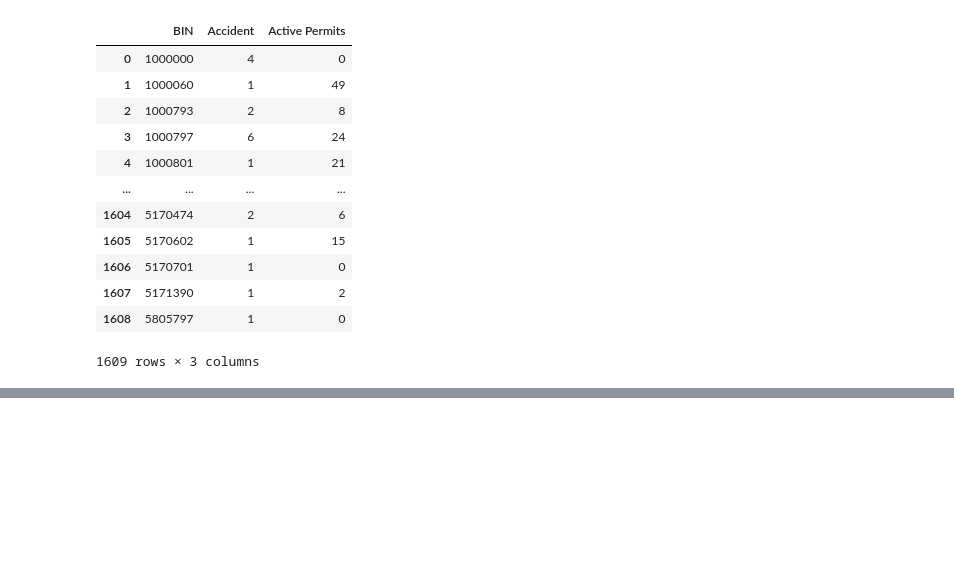
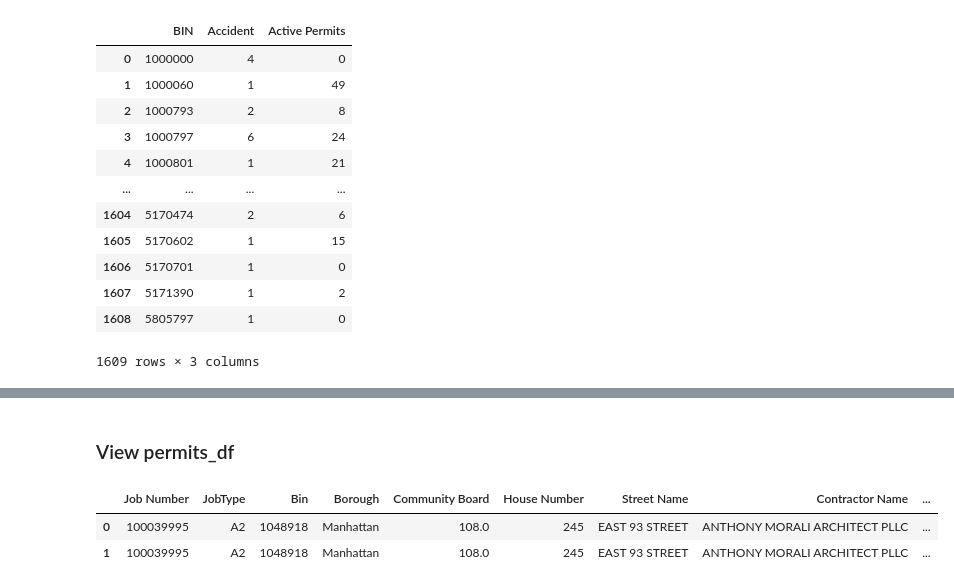
Before and after one commit to ahsan-fayyaz/DOB-Construction-Injury-Predictions, a Jupyter notebook: Data Cleaning.ipynb, the cells around one changed output, grey strips where cells are left out. Drawn from its saved outputs; the diff is of its cells as text; code cells hidden in the pictures; blank space fills up the shorter version.

```diff
--- a/Data Cleaning.ipynb
+++ b/Data Cleaning.ipynb
@@ -387,0 +397,8 @@ permits_df = permits_df.drop
+# %% [markdown]
+### View permits_df
+# %%
+permits_df.head(2)
+# %% [output]
+|  | Job Number | JobType | Bin | Borough | Community Board | House Number | Street Name | Contractor Name | ... |
+| 0 | 100039995 | A2 | 1048918 | Manhattan | 108.0 | 245 | EAST 93 STREET | ANTHONY MORALI ARCHITECT PLLC | ... |
+| 1 | 100039995 | A2 | 1048918 | Manhattan | 108.0 | 245 | EAST 93 STREET | ANTHONY MORALI ARCHITECT PLLC | ... |
```
Also changed, not shown: parts of 30 cells of this notebook.
